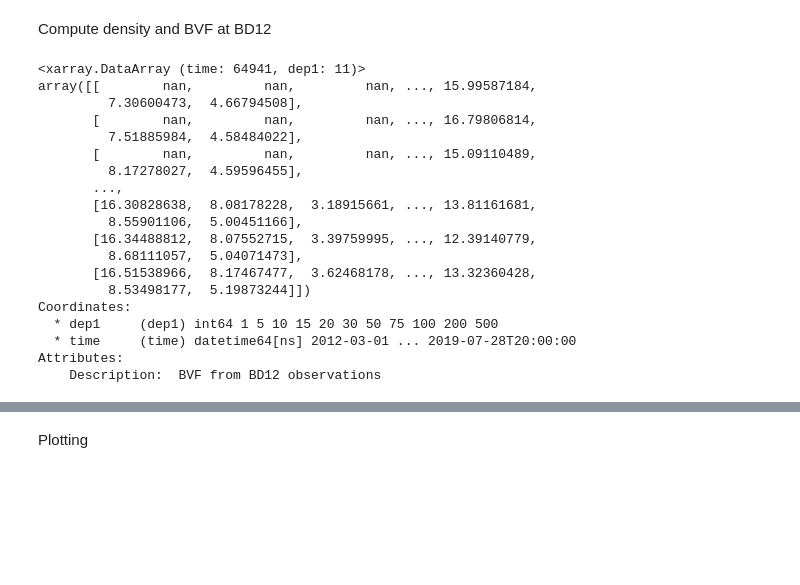
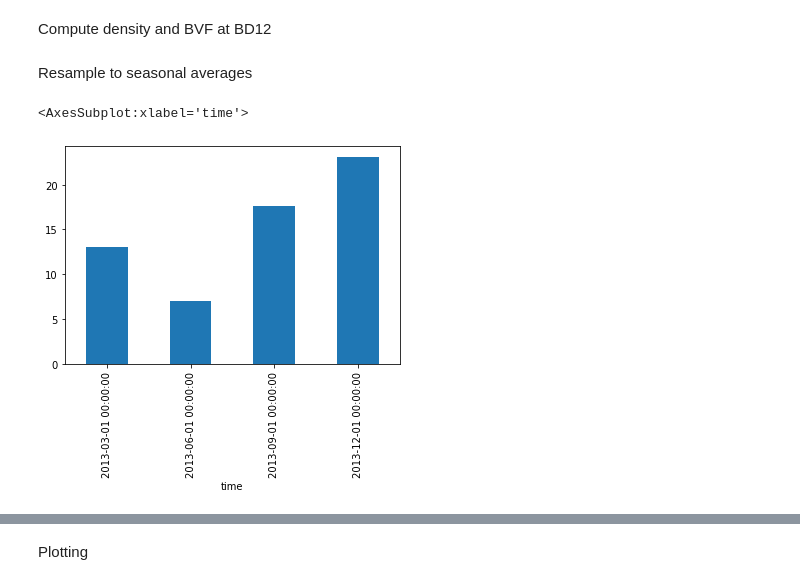
Before and after one commit to Yadidya5/interannual-variability-IT-Andaman-Sea, a Jupyter notebook: ORAS_Data_Analysis.ipynb, the cells around one changed output, grey strips where cells are left out. Drawn from its saved outputs; the diff is of its cells as text; code cells hidden in the pictures; blank space fills up the shorter version.

```diff
--- a/ORAS_Data_Analysis.ipynb
+++ b/ORAS_Data_Analysis.ipynb
@@ -130,24 +130,13 @@ bd_bvf = bvf(bd12.salt,bd12.temp,bd12.dep1,"dep1")
 bd_dens.attrs["Description"]="Density from BD12 observations"
 bd_bvf.attrs["Description"]="BVF from BD12 observations"
-# %%
-bd_bvf
-# %% [output]
-<xarray.DataArray (time: 64941, dep1: 11)>
-array([[        nan,         nan,         nan, ..., 15.99587184,
-         7.30600473,  4.66794508],
-       [        nan,         nan,         nan, ..., 16.79806814,
-         7.51885984,  4.58484022],
-       [        nan,         nan,         nan, ..., 15.09110489,
-         8.17278027,  4.59596455],
-       ...,
-       [16.30828638,  8.08178228,  3.18915661, ..., 13.81161681,
-         8.55901106,  5.00451166],
-       [16.34488812,  8.07552715,  3.39759995, ..., 12.39140779,
-         8.68111057,  5.04071473],
-       [16.51538966,  8.17467477,  3.62468178, ..., 13.32360428,
-         8.53498177,  5.19873244]])
-Coordinates:
-  * dep1     (dep1) int64 1 5 10 15 20 30 50 75 100 200 500
-  * time     (time) datetime64[ns] 2012-03-01 ... 2019-07-28T20:00:00
-Attributes:
-    Description:  BVF from BD12 observations
+# %% [markdown]
+Resample to seasonal averages
+# %%
+bvf_seas = bd_bvf.resample(time="QS-DEC").mean()
+#bvf_seas[:,7].plot.bar()
+n = 2
+bvf_seas[:4,n].to_series().plot.bar()
+bvf_seas[4:8,n].to_series().plot.bar()
+# %% [output]
+<AxesSubplot:xlabel='time'>
+[figure, added]
```
Also changed, not shown: parts of 3 cells of this notebook.
